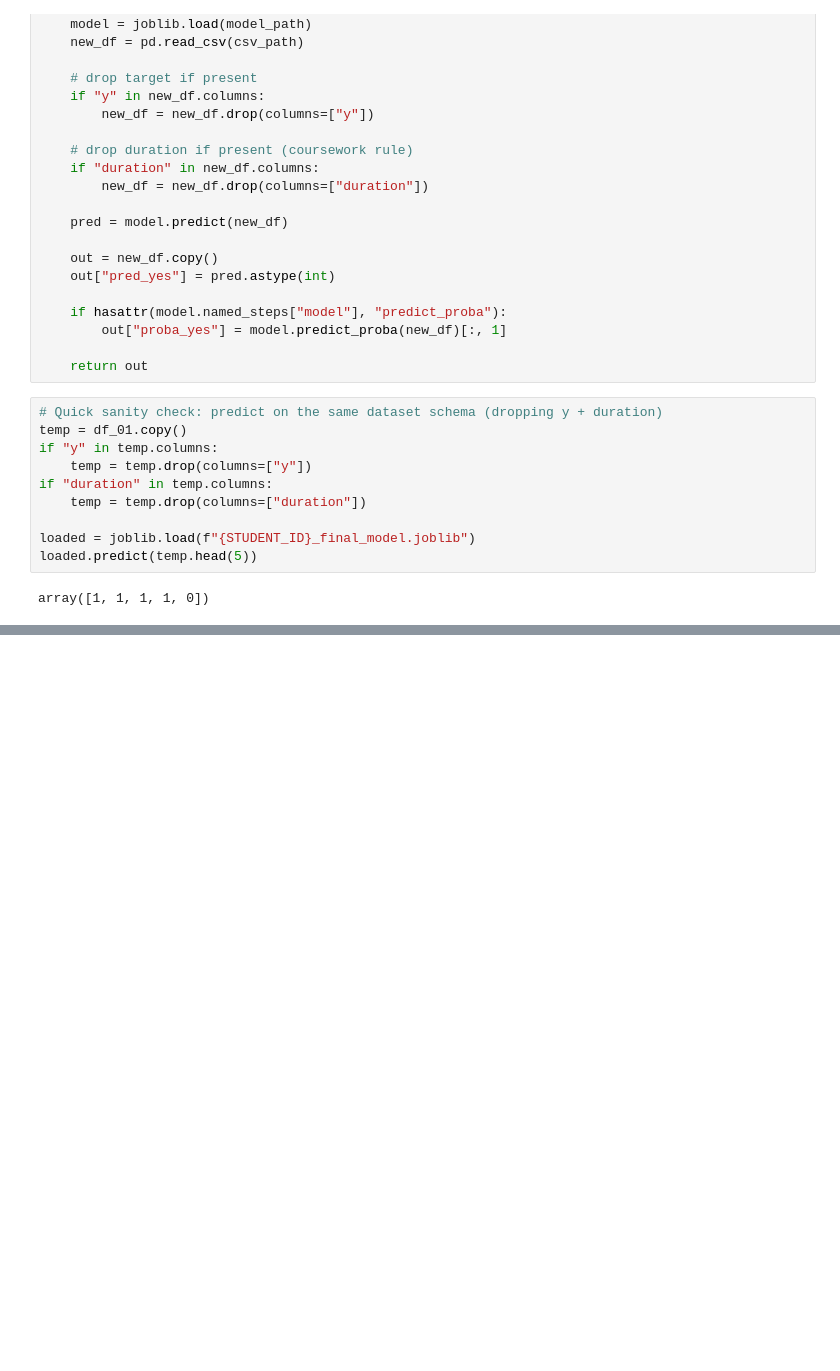
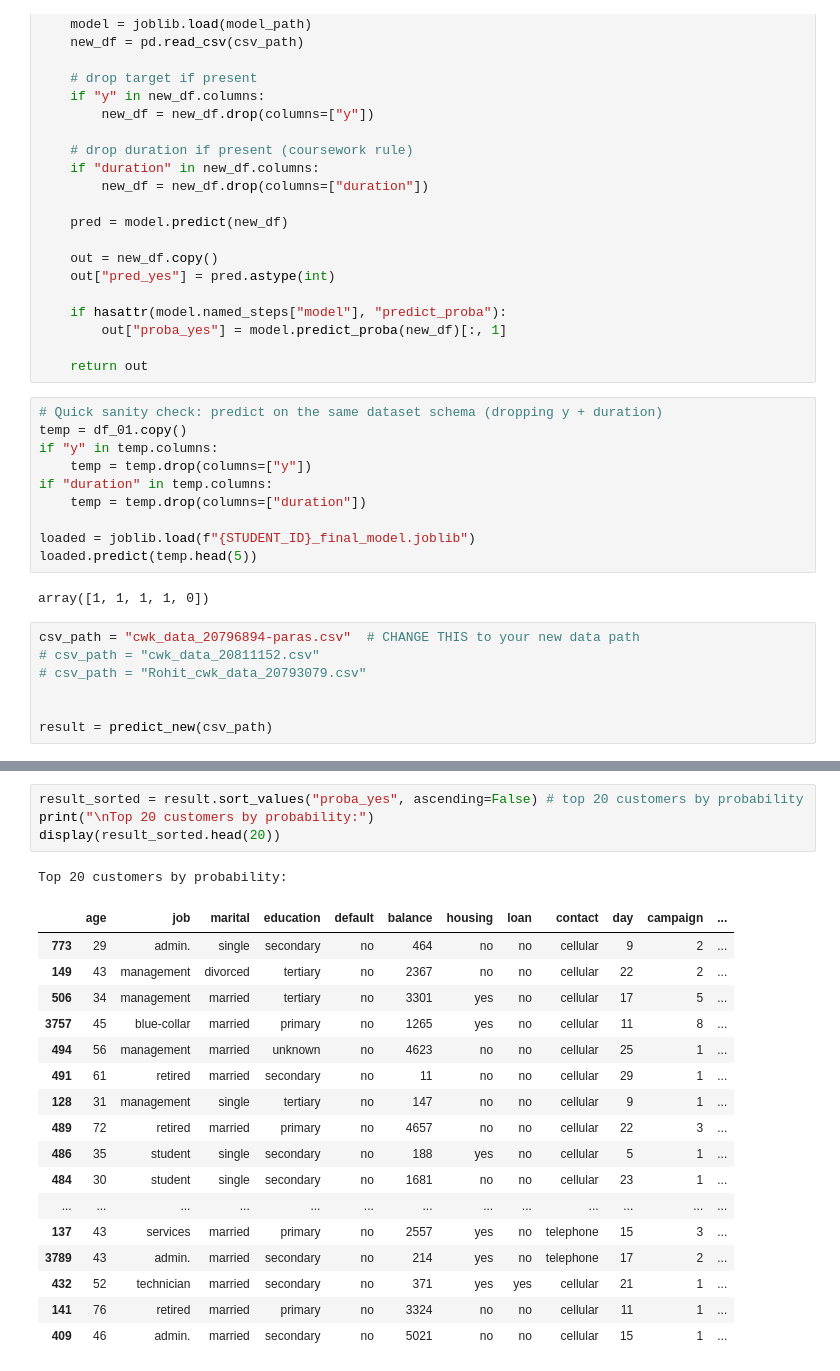
Before and after one commit to shreyuu/UoN-Business-Analytics, a Jupyter notebook: FBA/coursework/20811152_BUSI4371_2526.ipynb, the cells around one changed output, grey strips where cells are left out. Saved outputs shown, nothing was run; the diff lists cells and outputs as text; blank space fills up the shorter version.

```diff
--- a/FBA/coursework/20811152_BUSI4371_2526.ipynb
+++ b/FBA/coursework/20811152_BUSI4371_2526.ipynb
@@ -596,3 +596,10 @@ loaded = joblib.load(f"{STUDENT_ID}_final_model.joblib")
 loaded.predict(temp.head(5))
 # %% [output]
 array([1, 1, 1, 1, 0])
+# %%
+csv_path = "cwk_data_20796894-paras.csv"  # CHANGE THIS to your new data path
+# csv_path = "cwk_data_20811152.csv"
+# csv_path = "Rohit_cwk_data_20793079.csv"
+
+
+result = predict_new(csv_path)
@@ -598,0 +629,23 @@ array([1, 1, 1, 1, 0])
+# %%
+result_sorted = result.sort_values("proba_yes", ascending=False) # top 20 customers by probability
+print("\nTop 20 customers by probability:")
+display(result_sorted.head(20))
+# %% [output]
+Top 20 customers by probability:
+|  | age | job | marital | education | default | balance | housing | loan | contact | day | campaign | ... |
+| 773 | 29 | admin. | single | secondary | no | 464 | no | no | cellular | 9 | 2 | ... |
+| 149 | 43 | management | divorced | tertiary | no | 2367 | no | no | cellular | 22 | 2 | ... |
+| 506 | 34 | management | married | tertiary | no | 3301 | yes | no | cellular | 17 | 5 | ... |
+| 3757 | 45 | blue-collar | married | primary | no | 1265 | yes | no | cellular | 11 | 8 | ... |
+| 494 | 56 | management | married | unknown | no | 4623 | no | no | cellular | 25 | 1 | ... |
+| 491 | 61 | retired | married | secondary | no | 11 | no | no | cellular | 29 | 1 | ... |
+| 128 | 31 | management | single | tertiary | no | 147 | no | no | cellular | 9 | 1 | ... |
+| 489 | 72 | retired | married | primary | no | 4657 | no | no | cellular | 22 | 3 | ... |
+| 486 | 35 | student | single | secondary | no | 188 | yes | no | cellular | 5 | 1 | ... |
+| 484 | 30 | student | single | secondary | no | 1681 | no | no | cellular | 23 | 1 | ... |
+| ... | ... | ... | ... | ... | ... | ... | ... | ... | ... | ... | ... | ... |
+| 137 | 43 | services | married | primary | no | 2557 | yes | no | telephone | 15 | 3 | ... |
+| 3789 | 43 | admin. | married | secondary | no | 214 | yes | no | telephone | 17 | 2 | ... |
+| 432 | 52 | technician | married | secondary | no | 371 | yes | yes | cellular | 21 | 1 | ... |
+| 141 | 76 | retired | married | primary | no | 3324 | no | no | cellular | 11 | 1 | ... |
+| 409 | 46 | admin. | married | secondary | no | 5021 | no | no | cellular | 15 | 1 | ... |
```
Also changed, not shown: parts of 4 cells of this notebook, 1 other file.
